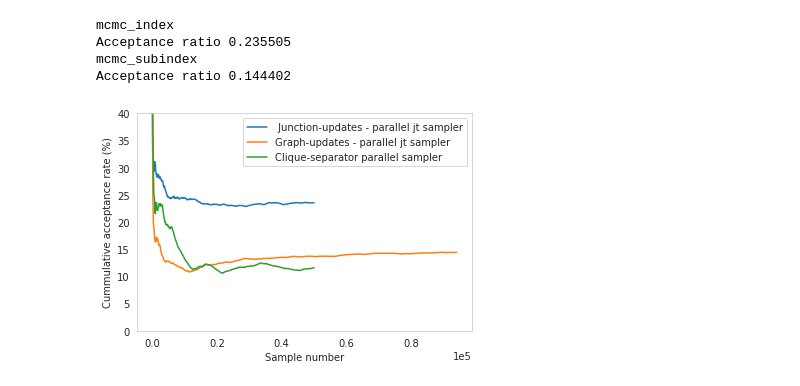
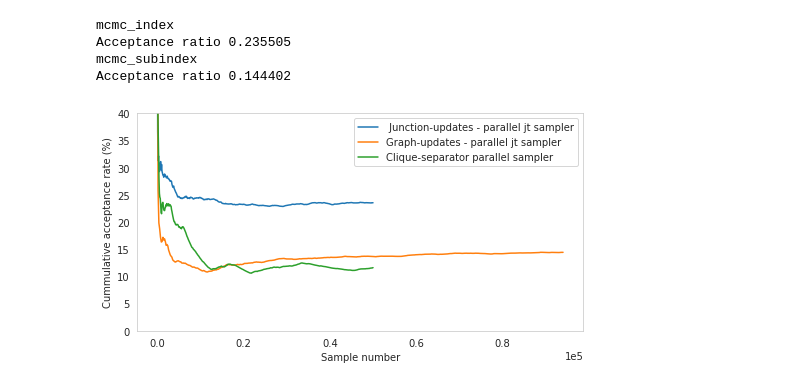
Before and after one commit to melmasri/parallelDG, a Jupyter notebook: examples/Clique-separator-graph-example_1.ipynb, the cells around one changed output. Cells and saved outputs as stored; diff of their text form; code cells hidden in the pictures.

```diff
--- a/examples/Clique-separator-graph-example_1.ipynb
+++ b/examples/Clique-separator-graph-example_1.ipynb
@@ -266,19 +266,20 @@ Acceptance ratio 0.144402
 # %%
 ## Plotting joint acceptance ratio
 xj, yj = smooth(x = None,y = acc_parallel[1]  * 100)
 xg, yg = smooth(None,acc_parallel_subindex[1] * 100 )
 xcs, ycs = smooth(None, acc_cs[1] * 100)
 
 
+plt.figure(figsize=(8,4))
 ax = plt.plot(xj, yj, label=' Junction-updates - parallel jt sampler')
 plt.plot(xg, yg, label='Graph-updates - parallel jt sampler')
 plt.plot(xcs, ycs, label='Clique-separator parallel sampler')
 plt.ylim((0, 40))
 #plt.xlim((0, max(x)))
 plt.legend()
 plt.xlabel('Sample number')
 plt.ylabel('Cummulative acceptance rate (%)')
 plt.ticklabel_format(axis="x", style="sci", scilimits=(0,0))
 plt.grid(False)
 # %% [output]
-[figure, old version]
+[figure, new version]
```
Also changed, not shown: parts of 4 cells of this notebook.
